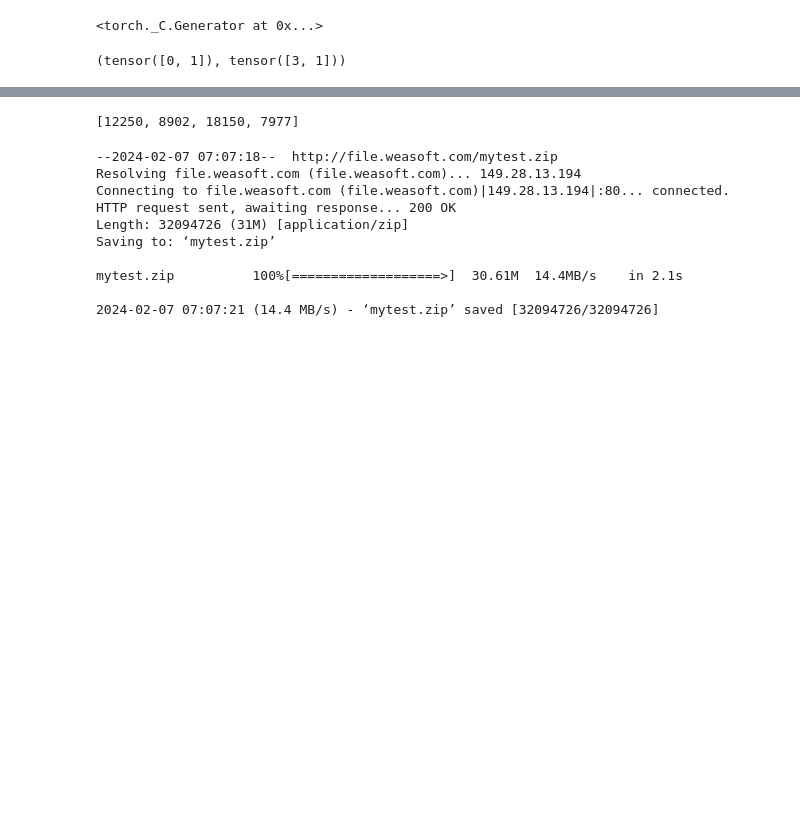
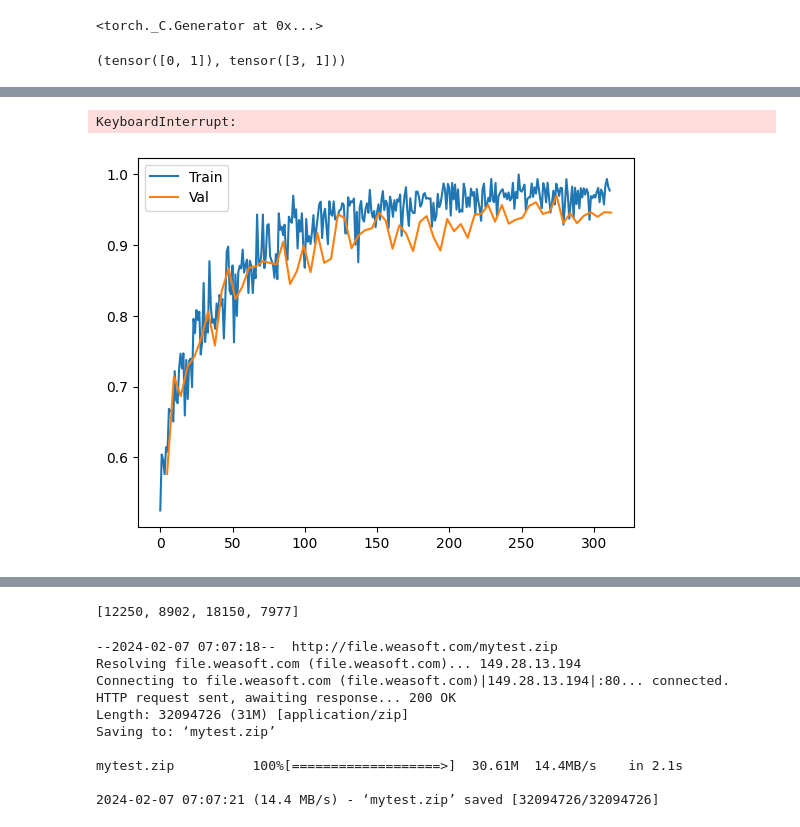
Before and after one commit to weathon/3d2smile, a Jupyter notebook: finetune.ipynb, the cells around one changed output, grey strips where cells are left out. Saved outputs shown, nothing was run; the diff lists cells and outputs as text; code cells hidden in the pictures; blank space fills up the shorter version.

```diff
--- a/finetune.ipynb
+++ b/finetune.ipynb
@@ -28,0 +27,2 @@ Successfully installed deepsmiles-1.0.1 yacs-0.1.8
+# %%
+BATCH_SIZE = 16
@@ -305,8 +242,8 @@ def getitem(index, train=True):
 
   # train=FalseTAMADE WEISM TRAIN = FALSE!!!guaibude bunengfanhua shouzhima ghuainbbude val namehao zuibakouke azhiqianweismkeyile? jiushiyingweimeiyouyongnamesle
   names = train_names if train else val_names
-  start = index*16
-  end =  (index+1)*16
+  start = index*BATCH_SIZE
+  end =  (index+1)*BATCH_SIZE
   end = len(names) if end>len(names) else end
   # print(start, end)
   for i in range(start, end):
@@ -340,7 +277,7 @@ def getitem(index, train=True):
       # img*=torch.round(torch.tanh(5*torch.rand((3,400,400)))).to(device)
     # print(name)
     # print(converte//r.encode(molecules_rows[molecules_rows["cid"]==int(name.split("_")[0])]["canonicalsmiles"].item()))
-    smiles = [transformer_.word_map[i] for i in converter.encode(molecules_rows[molecules_rows["cid"]==int(name.split("_")[0])]["canonicalsmiles"].item())]
+    smiles = [transformer_.word_map[i] for i in converter.encode(molecules_rows[molecules_rows["cid"]==int(name.split("_")[0])]["canonicalsmiles"].drop_duplicates(keep="first").item())]
     ti.append([77] + smiles)
     to.append(smiles + [78])
     imgs.append(img)
@@ -605,0 +493,34 @@ for i in range(5):
+# %%
+import wandb
+wandb.login()
+sweep_configuration = {
+    "method": "bayes",
+    "metric": {"goal": "maximize", "name": "val_acc"},
+    "parameters": {
+        "lr": {"max": 0.01, "min": 0.001},
+        "gamma": {"max": 1.0, "min": 0.9},
+        "epoch": {"values":[1,1,1,1,2,2,2,3,3,4]},
+        "frozen": {"values":[1,2,3,4,5,6,7]}
+    },
+}
+# 3: Start the sweep
+# sweep_id = wandb.sweep(sweep=sweep_configuration, project="length prediction sweep")
+# wandb.agent(sweep_id, function=train)
+# %% [output]
+KeyboardInterrupt:
+# %%
+import scienceplots, pylab
+pylab.style.use(['science','ieee'])
+pylab.rcParams["font.family"] = "serif"
+pylab.rcParams['text.usetex'] = False
+pylab.rcParams["font.serif"] = "DejaVu Serif"
+
+cids = list(molecules_rows["cid"])
+val_cids = random.choices(cids, k=4)
+train_cids = [i for i in cids if not i in val_cids]
+
+train_names = [i for i in os.listdir("./images") if int(i.split("_")[0]) in train_cids]
+val_names = [i for i in os.listdir("./images") if int(i.split("_")[0]) in val_cids]
+mod, access, losses, val_acc, val_loss = train(0.0001, 0.975, 4,  False, reload=True, pretrain="image_net")
+log.append((access, losses, val_acc, val_loss))
+torch.save(mod, f"{f}.pt")
@@ -605,0 +531,6 @@ for i in range(5):
+# %%
+mod, access, losses, val_acc, val_loss = train(0.0001, 0.972, 6,  True, reload=True, pretrain="mol_80k")
+# log.append((access, losses, val_acc, val_loss))
+# torch.save(mod, f"{f}.pt")
+# %% [output]
+[figure, added]
```
Also changed, not shown: parts of 36 cells of this notebook.
